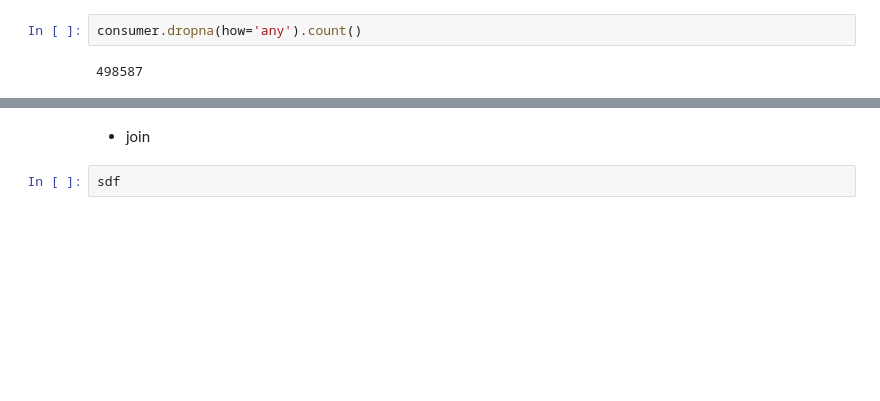
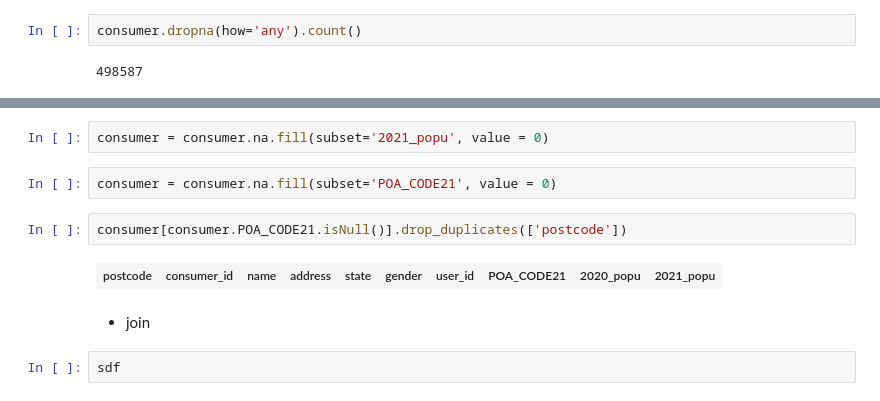
Before and after one commit to MAST30034-Applied-Data-Science/generic-buy-now-pay-later-project-group-24, a Jupyter notebook: notebooks/connect.ipynb, the cells around one changed output, grey strips where cells are left out. Saved outputs shown, nothing was run; the diff lists cells and outputs as text; blank space fills up the shorter version.

```diff
--- a/notebooks/connect.ipynb
+++ b/notebooks/connect.ipynb
@@ -201,6 +201,14 @@ consumer[consumer.POA_CODE21.isNull()].drop_duplicates(['postcode'])
 | 6435 | 1217055 | Douglas Jones | 71897 Kristina Hi... | WA | Undisclosed | 71334 | null | null | null |
 | 8785 | 806615 | Destiny Morgan | 68138 Welch Divid... | VIC | Female | 72252 | null | null | null |
 | 9999 | 545212 | Daniel Walker | 2217 Fleming Rest... | VIC | Male | 72597 | null | null | null |
+# %%
+consumer = consumer.na.fill(subset='2021_popu', value = 0)
+# %%
+consumer = consumer.na.fill(subset='POA_CODE21', value = 0)
+# %%
+consumer[consumer.POA_CODE21.isNull()].drop_duplicates(['postcode'])
+# %% [output]
+| postcode | consumer_id | name | address | state | gender | user_id | POA_CODE21 | 2020_popu | 2021_popu |
 # %% [markdown]
 - join
 # %%
```
Also changed, not shown: parts of 5 cells of this notebook.
